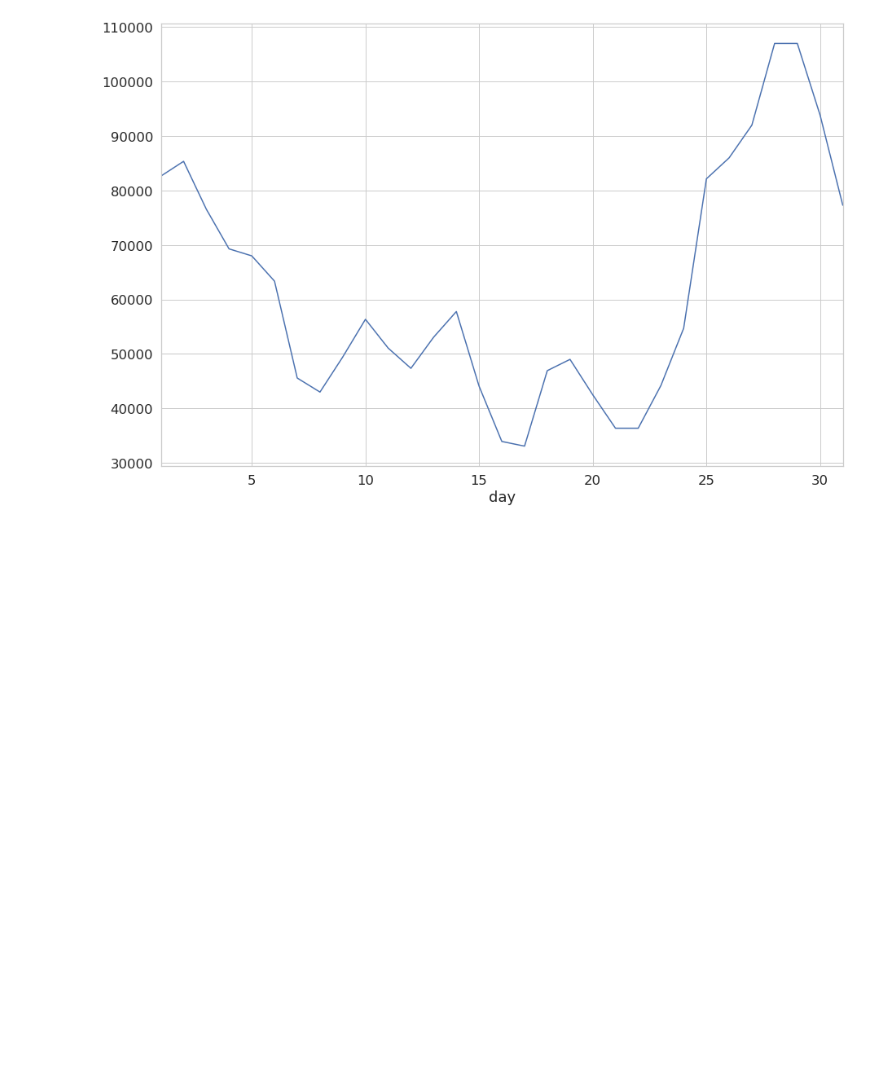
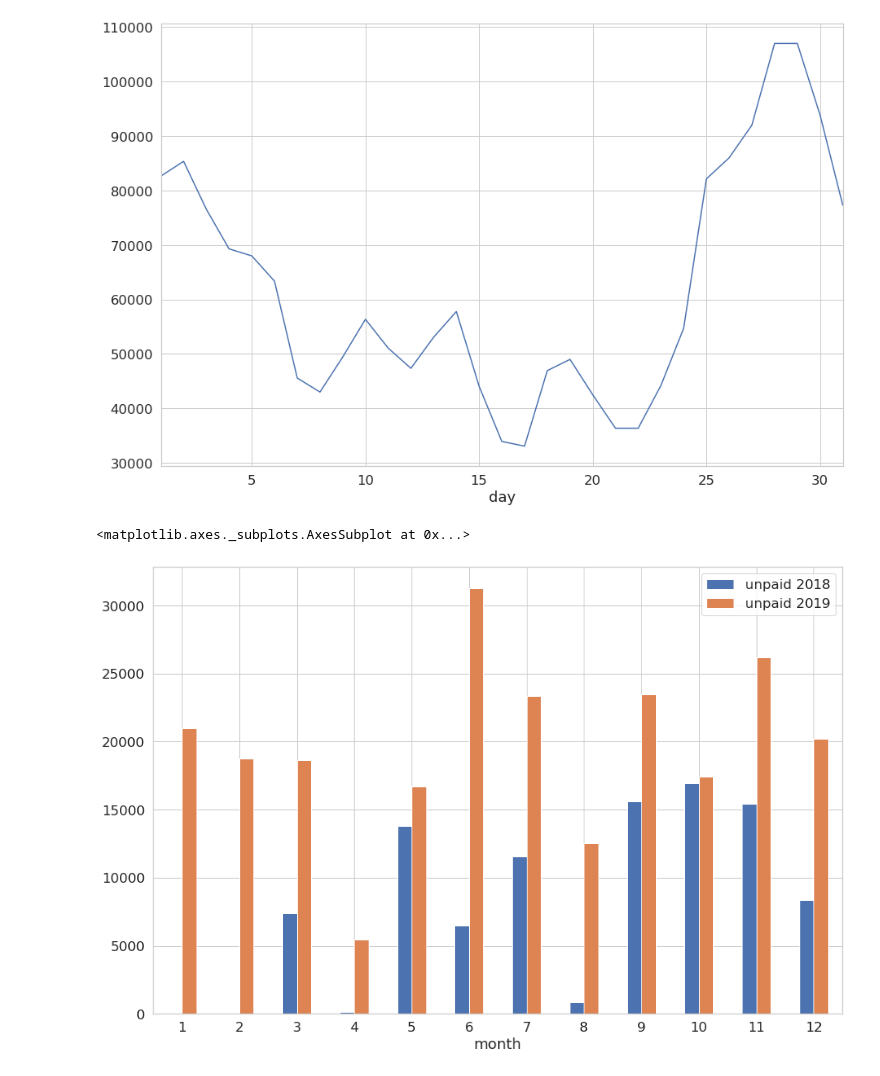
Before and after one commit to michalbogdanowicz/ADMT, a Jupyter notebook: query visualization.ipynb, the cells around one changed output. Saved outputs shown, nothing was run; the diff lists cells and outputs as text; code cells hidden in the pictures; blank space fills up the shorter version.

Commit message:
fourth visualization done

```diff
--- a/query visualization.ipynb
+++ b/query visualization.ipynb
@@ -121,3 +120,40 @@ df.plot.line(y=['week_total_sale_avg'],figsize=(15,10), rot = 0)
 # %% [output]
 <matplotlib.axes._subplots.AxesSubplot at 0x...>
 [figure]
+# %%
+
+conn = getConnection()
+
+sql = """with unpaid_query as(
+    select  d.year, d.month, sum(amount) unpaid
+    from installment  i
+    left join payment p on i.installment_key = p.installment_key
+    join customer c on sale_customer_key = c.customer_key
+    join npl n on i.sale_customer_key = n.sale_customer_key
+    join "date" d on i.due_date_key  = d.date_key
+    where payment_date_key is null
+    and i.due_date_key < 731 -- 31-12-2019
+    group by  d.year, d.month)
+SELECT up_2019.month, round(up_2018.unpaid,2) as  "unpaid 2018",
+                      round(up_2019.unpaid,2) as "unpaid 2019"
+FROM
+   (SELECT q.month, unpaid
+    FROM unpaid_query q
+    WHERE q.year = 2019) up_2019
+left join
+   (SELECT q.month, unpaid
+    FROM unpaid_query q
+    WHERE q.year = 2018) up_2018
+    ON up_2019.month = up_2018.month
+ORDER BY up_2019.month   """
+
+df = sqlio.read_sql_query(sql, conn)
+df = df.set_index('month')
+conn.close()
+df.head()
+#df.plot(y=["2018", "2019"], kind="bar",figsize=(15,10), rot = 0)
+
+df.plot.bar(figsize=(15,10), rot = 0)
+# %% [output]
+<matplotlib.axes._subplots.AxesSubplot at 0x...>
+[figure, added]
```
Also changed, not shown: parts of 1 cell of this notebook, 1 other file.
